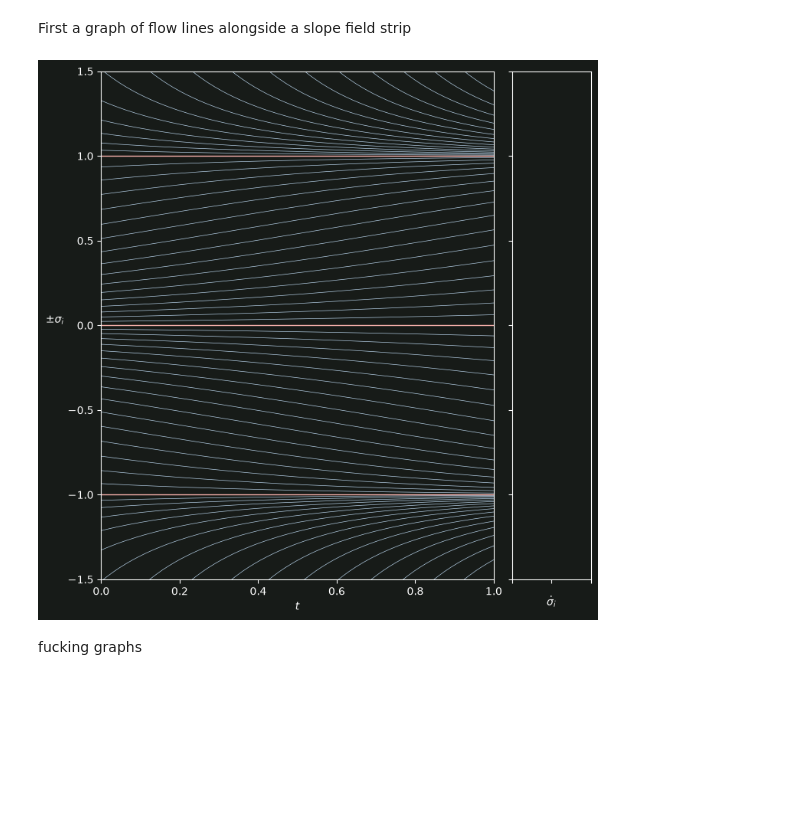
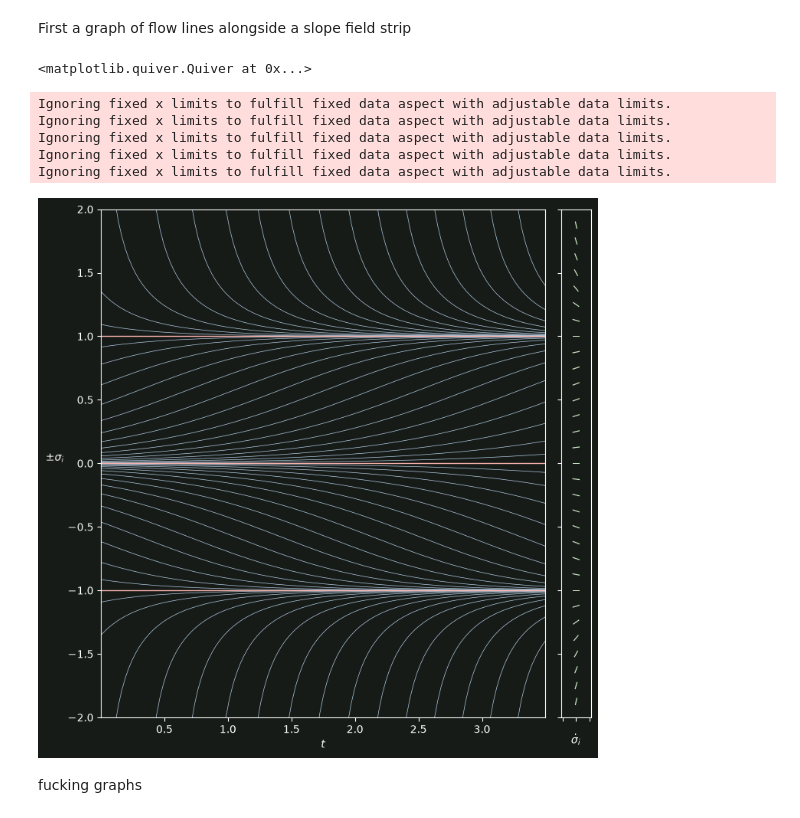
Before and after one commit to 3257077517-collab/Team17, a Jupyter notebook: report/notes.ipynb, the cells around one changed output. Saved outputs shown, nothing was run; the diff lists cells and outputs as text; code cells hidden in the pictures; blank space fills up the shorter version.

```diff
--- a/report/notes.ipynb
+++ b/report/notes.ipynb
@@ -289,24 +289,51 @@ First a graph of flow lines alongside a slope field strip
 # %%
 fig: plt.Figure
 ax_flow: plt.Axes
 ax_strip: plt.Axes
-fig, (ax_flow, ax_strip) = plt.subplots(1, 2, figsize=plt.figaspect(1), width_ratios=(5, 1), sharey=True)
+fig, (ax_flow, ax_strip) = plt.subplots(
+    1, 2, figsize=plt.figaspect(1), width_ratios=(15, 1), sharey=True
+)
 fig.set_constrained_layout(True)
 
-ax_flow.set_xlabel('$t$')
-ax_flow.set_ylabel('$\\pm\\sigma_i$', labelpad=12, rotation=0)
-ax_flow.set_xlim(0.0, 1.0)
-ax_flow.set_ylim(-1.5, 1.5)
-plot_flow_lines(ax_flow, 16, linewidth=0.5, color='C1')
+ax_flow.set_xlabel("$t$")
+ax_flow.set_ylabel("$\\pm\\sigma_i$", labelpad=12, rotation=0)
+ax_flow.set_xlim(0.0, 3.5)
+ax_flow.set_ylim(-2.0, 2.0)
+ax_flow.set_aspect("equal", adjustable="datalim")
+plot_flow_lines(ax_flow, 16, linewidth=0.5, color="C1")
 
-ax_flow.axhline(-1.0, linewidth=1.0, color='C0')
-ax_flow.axhline(0.0, linewidth=1.0, color='C0')
-ax_flow.axhline(1.0, linewidth=1.0, color='C0')
+ax_flow.axhline(-1.0, linewidth=1.0, color="C0")
+ax_flow.axhline(0.0, linewidth=1.0, color="C0")
+ax_flow.axhline(1.0, linewidth=1.0, color="C0")
 
-ax_strip.set_xlabel('$\\dot{\\sigma}_i$', labelpad=12, rotation=0)
-ax_strip.tick_params(labelbottom=False, which='both')
+ax_strip.set_xlabel("$\\dot{\\sigma}_i$", labelpad=12, rotation=0)
+ax_strip.tick_params(labelbottom=False, which="both")
+
+sigmas = np.linspace(*ax_flow.get_ylim(), 33)[1:-1]
+rise = fun(0.0, sigmas)
+run = np.ones_like(sigmas)
+norms = np.linalg.vector_norm(np.array([run, rise]), axis=0)
+ax_strip.quiver(
+    np.zeros_like(sigmas),
+    sigmas,
+    run / norms,
+    rise / norms,
+    scale=np.exp2(2.0),
+    width=np.exp2(-5.0),
+    headlength=0,
+    headaxislength=0,
+    headwidth=0,
+    pivot="middle",
+    color="C2",
+)
 # %% [output]
+<matplotlib.quiver.Quiver at 0x...>
+Ignoring fixed x limits to fulfill fixed data aspect with adjustable data limits.
+Ignoring fixed x limits to fulfill fixed data aspect with adjustable data limits.
+Ignoring fixed x limits to fulfill fixed data aspect with adjustable data limits.
+Ignoring fixed x limits to fulfill fixed data aspect with adjustable data limits.
+Ignoring fixed x limits to fulfill fixed data aspect with adjustable data limits.
-[figure, old version]
+[figure, new version]
 # %% [markdown]
 fucking graphs
 # %%
```
